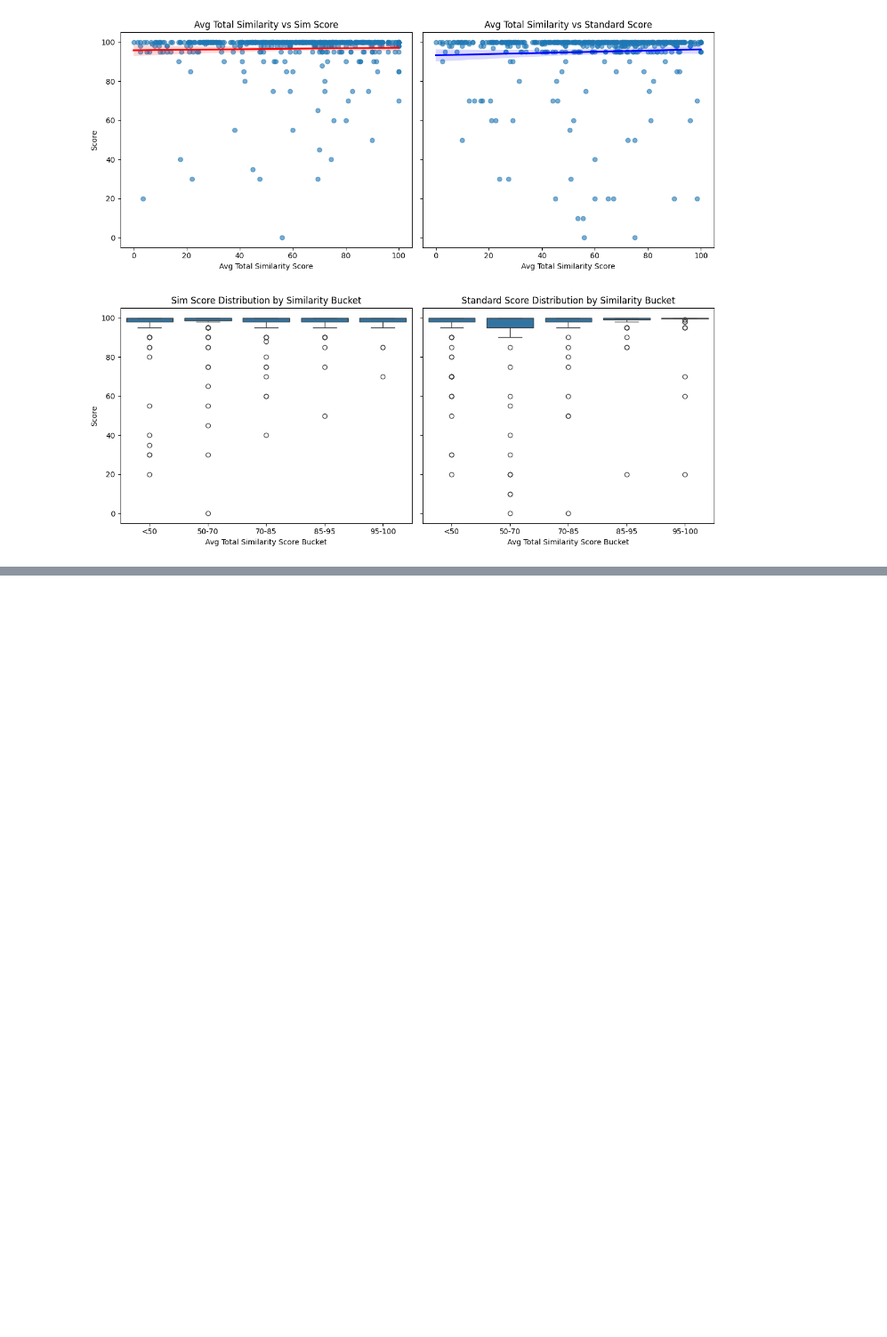
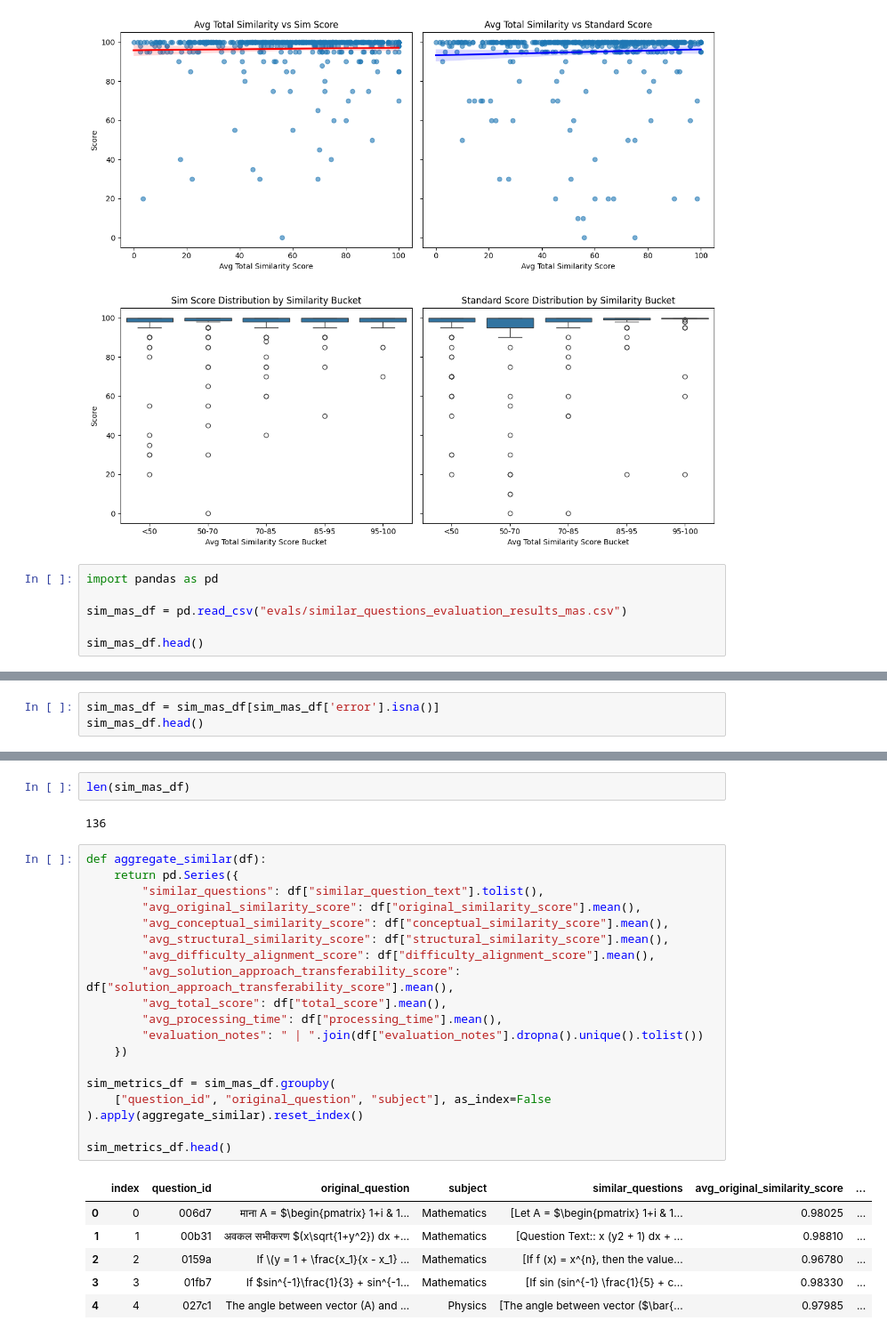
Before and after one commit to bharathraj-v/similar-q-eval, a Jupyter notebook: eval_data_exploration.ipynb, the cells around one changed output, grey strips where cells are left out. Shown at 89% size. Drawn from its saved outputs; the diff is of its cells as text; blank space fills up the shorter version.

Commit message:
MAS evals

```diff
--- a/eval_data_exploration.ipynb
+++ b/eval_data_exploration.ipynb
@@ -219,3 +219,9 @@ plt.show()
 # %% [output]
 [figure]
 [figure]
+# %%
+import pandas as pd
+
+sim_mas_df = pd.read_csv("evals/similar_questions_evaluation_results_mas.csv")
+
+sim_mas_df.head()
@@ -221,0 +235,3 @@ plt.show()
+# %%
+sim_mas_df = sim_mas_df[sim_mas_df['error'].isna()]
+sim_mas_df.head()
@@ -221,0 +245,30 @@ plt.show()
+# %%
+len(sim_mas_df)
+# %% [output]
+136
+# %%
+def aggregate_similar(df):
+    return pd.Series({
+        "similar_questions": df["similar_question_text"].tolist(),
+        "avg_original_similarity_score": df["original_similarity_score"].mean(),
+        "avg_conceptual_similarity_score": df["conceptual_similarity_score"].mean(),
+        "avg_structural_similarity_score": df["structural_similarity_score"].mean(),
+        "avg_difficulty_alignment_score": df["difficulty_alignment_score"].mean(),
+        "avg_solution_approach_transferability_score": df["solution_approach_transferability_score"].mean(),
+        "avg_total_score": df["total_score"].mean(),
+        "avg_processing_time": df["processing_time"].mean(),
+        "evaluation_notes": " | ".join(df["evaluation_notes"].dropna().unique().tolist())
+    })
+
+sim_metrics_df = sim_mas_df.groupby(
+    ["question_id", "original_question", "subject"], as_index=False
+).apply(aggregate_similar).reset_index()
+
+sim_metrics_df.head()
+# %% [output]
+|  | index | question_id | original_question | subject | similar_questions | avg_original_similarity_score | ... |
+| 0 | 0 | 006d7 | माना A = $\begin{pmatrix} 1+i & 1... | Mathematics | [Let A = $\begin{pmatrix} 1+i & 1... | 0.98025 | ... |
+| 1 | 1 | 00b31 | अवकल सभीकरण $(x\sqrt{1+y^2}) dx +... | Mathematics | [Question Text:: x (y2 + 1) dx + ... | 0.98810 | ... |
+| 2 | 2 | 0159a | If \(y = 1 + \frac{x_1}{x - x_1} ... | Mathematics | [If f (x) = x^{n}, then the value... | 0.96780 | ... |
+| 3 | 3 | 01fb7 | If $sin^{-1}\frac{1}{3} + sin^{-1... | Mathematics | [If sin (sin^{-1} \frac{1}{5} + c... | 0.98330 | ... |
+| 4 | 4 | 027c1 | The angle between vector (A) and ... | Physics | [The angle between vector ($\bar{... | 0.97985 | ... |
```
Also changed, not shown: parts of 16 cells of this notebook, 7 other files.
